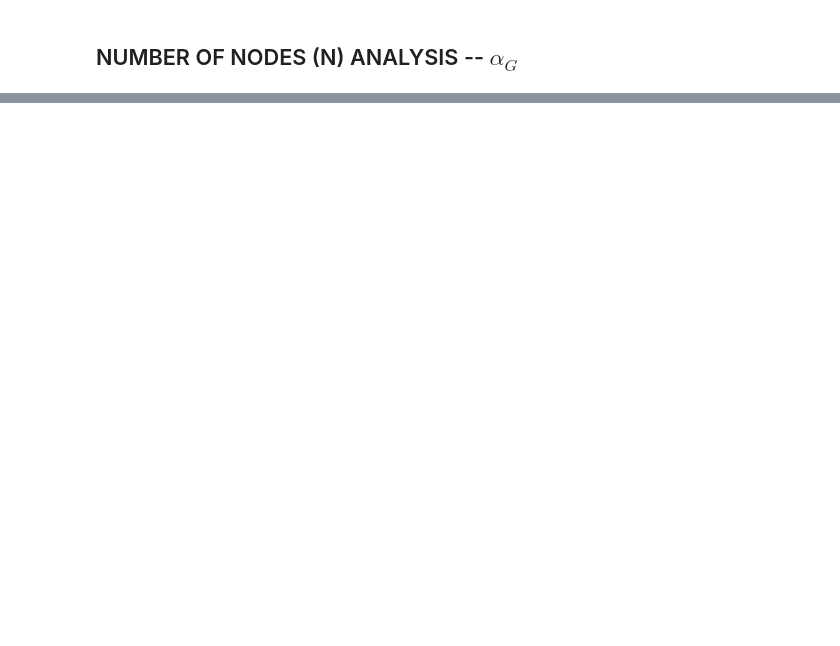
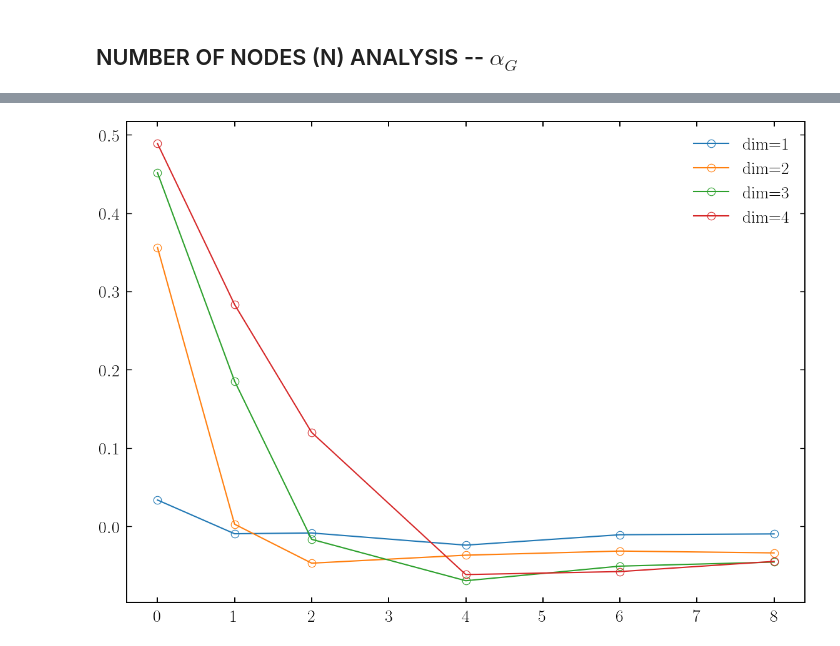
Before and after one commit to JuniorAlencar/SpatialPreferential, a Jupyter notebook: scripts/jupyter/properties.ipynb, the cells around one changed output, grey strips where cells are left out. Cells and saved outputs as stored; diff of their text form; code cells hidden in the pictures; blank space fills up the shorter version.

```diff
--- a/scripts/jupyter/properties.ipynb
+++ b/scripts/jupyter/properties.ipynb
@@ -1154,0 +1158,11 @@ params_df
+# %%
+dimensions = [1,2,3,4]
+alpha_a_filt = params_df_alpha_a['alpha_a'].unique()
+for dim in dimensions:
+    df_filter = params_df_alpha_a[params_df_alpha_a['dim']==dim]
+    plt.plot(df_filter["alpha_a"], df_filter["A"],'o-', label=f'dim={dim}')
+    #plt.xlim([2.0, df_filter["alpha_g"].max()])
+plt.legend()
+plt.show()
+# %% [output]
+[figure, added]
```
Also changed, not shown: parts of 6 cells of this notebook, 1 other file.
